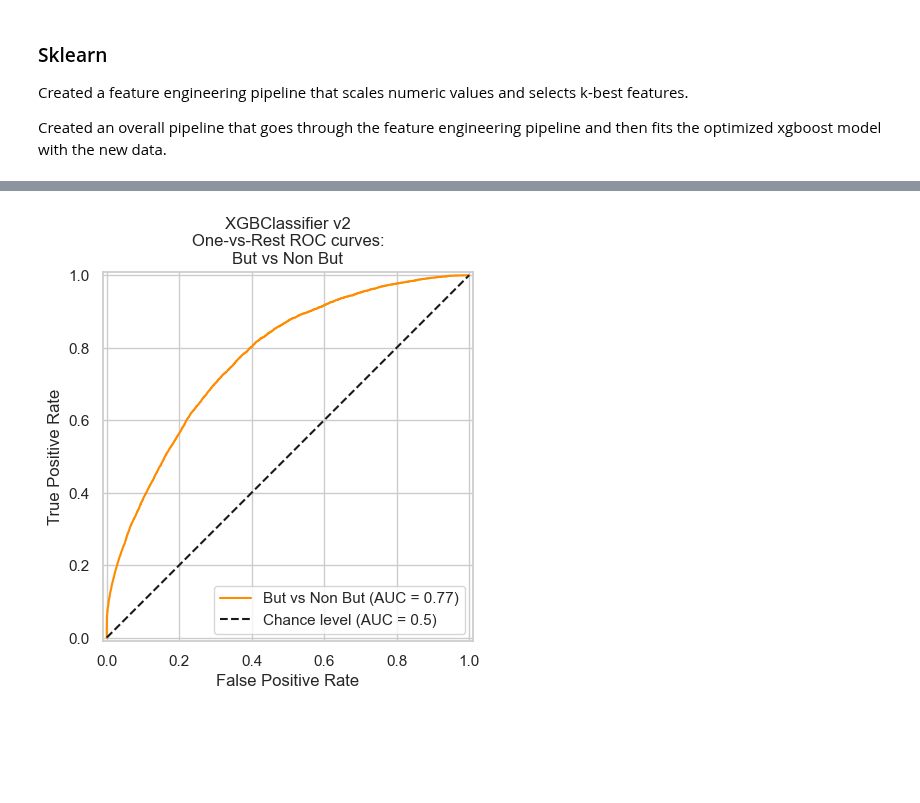
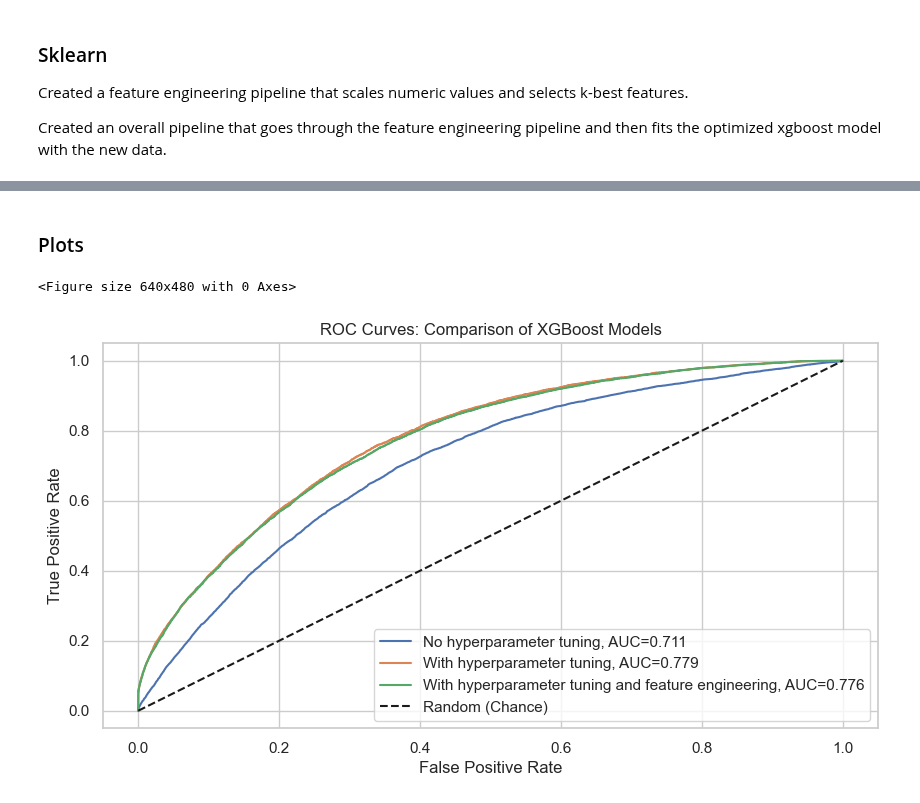
Before and after one commit to hypium/NHL_GoalPredictionApp, a Jupyter notebook: ift6758/models/xgboost.ipynb, the cells around one changed output, grey strips where cells are left out. Saved outputs shown, nothing was run; the diff lists cells and outputs as text; code cells hidden in the pictures; blank space fills up the shorter version.

```diff
--- a/ift6758/models/xgboost.ipynb
+++ b/ift6758/models/xgboost.ipynb
@@ -538,16 +432,33 @@ Passing `palette` without assigning `hue` is deprecated and will be removed in v
-# %%
-display = RocCurveDisplay.from_predictions(
-    results_v2['is_goal'],
-    results_v2['goal_proba'],
-    name=f"But vs Non But",
-    color="darkorange",
-    plot_chance_level=True,
-)
-_ = display.ax_.set(
-    xlabel="False Positive Rate",
-    ylabel="True Positive Rate",
-    title="XGBClassifier v2\nOne-vs-Rest ROC curves:\nBut vs Non But",
-)
-# %% [output]
-[figure, removed]
+# %% [markdown]
+### Plots
+# %%
+import matplotlib.pyplot as plt
+from sklearn import metrics
+
+plt.figure(0).clf()
+plt.figure(figsize=(10, 5))
+
+fpr, tpr, thresh = metrics.roc_curve(results_v0['is_goal'], results_v0['goal_proba'])
+auc = metrics.roc_auc_score(results_v0['is_goal'], results_v0['goal_proba'])
+plt.plot(fpr, tpr, label="No hyperparameter tuning, AUC=" + f"{auc:.3f}")
+
+fpr, tpr, thresh = metrics.roc_curve(results_v1['is_goal'], results_v1['goal_proba'])
+auc = metrics.roc_auc_score(results_v1['is_goal'], results_v1['goal_proba'])
+plt.plot(fpr, tpr, label="With hyperparameter tuning, AUC=" + f"{auc:.3f}")
+
+fpr, tpr, thresh = metrics.roc_curve(results_v2['is_goal'], results_v2['goal_proba'])
+auc = metrics.roc_auc_score(results_v2['is_goal'], results_v2['goal_proba'])
+plt.plot(fpr, tpr, label="With hyperparameter tuning and feature engineering, AUC=" + f"{auc:.3f}")
+
+plt.plot([0, 1], [0, 1], 'k--', label='Random (Chance)')
+
+plt.xlabel("False Positive Rate")
+plt.ylabel("True Positive Rate")
+plt.title("ROC Curves: Comparison of XGBoost Models")
+plt.legend(loc="lower right")
+
+plt.show()
+# %% [output]
+<Figure size 640x480 with 0 Axes>
+[figure, added]
 # %%
```
Also changed, not shown: parts of 17 cells of this notebook.
